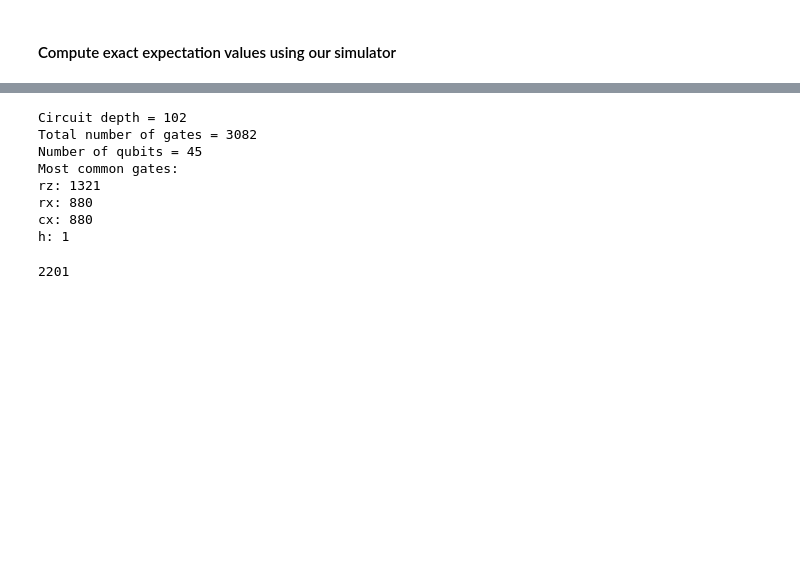
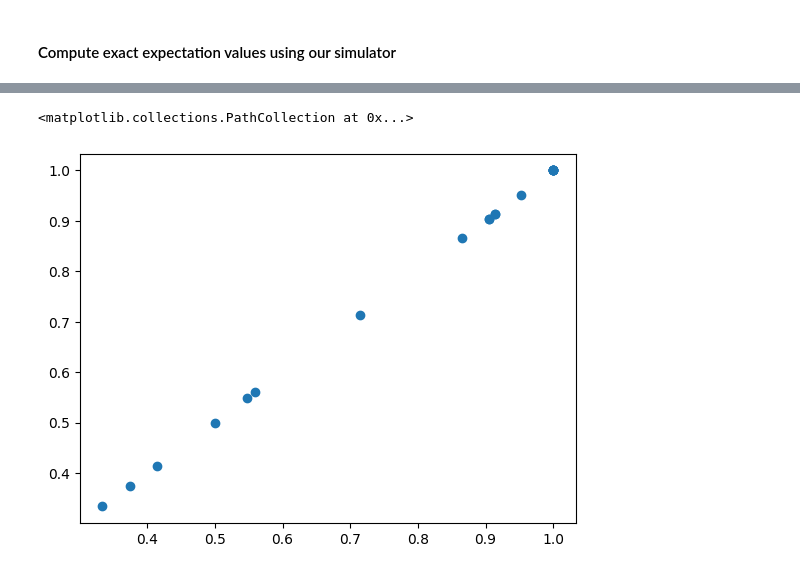
Before and after one commit to MatteoRobbiati/mpstab, a Jupyter notebook: examples/process_hardware_results.ipynb, the cells around one changed output, grey strips where cells are left out. Saved outputs shown, nothing was run; the diff lists cells and outputs as text; code cells hidden in the pictures; blank space fills up the shorter version.

```diff
--- a/examples/process_hardware_results.ipynb
+++ b/examples/process_hardware_results.ipynb
@@ -77,5 +78,9 @@ print(config)
 # %%
+# detect training parameter files
+path = Path(path)
+param_files = sorted((path / "circuits").glob("params_circuit*.npy"))
 # Load all the executed circuits' parameters
 circuit_params = []
-for i in range(500):
-    circuit_params.append(np.load(f"{path}/circuits/params_circuit{i}.npy"))
+for p in param_files:
+    print(p)
+    circuit_params.append(np.load(p))
@@ -231,15 +263,5 @@ floq_ansatz = FloquetAnsatz(
-# %%
-print(floq_ansatz.circuit.summary())
-# %% [output]
-Circuit depth = 102
-Total number of gates = 3082
-Number of qubits = 45
-Most common gates:
-rz: 1321
-rx: 880
-cx: 880
-h: 1
-# %%
-len(floq_ansatz.circuit.get_parameters())
-# %% [output]
-2201
+# %%
+plt.scatter(exact_values, exact_values)
+# %% [output]
+<matplotlib.collections.PathCollection at 0x...>
+[figure, added]
```
Also changed, not shown: parts of 22 cells of this notebook, 1 other file.
